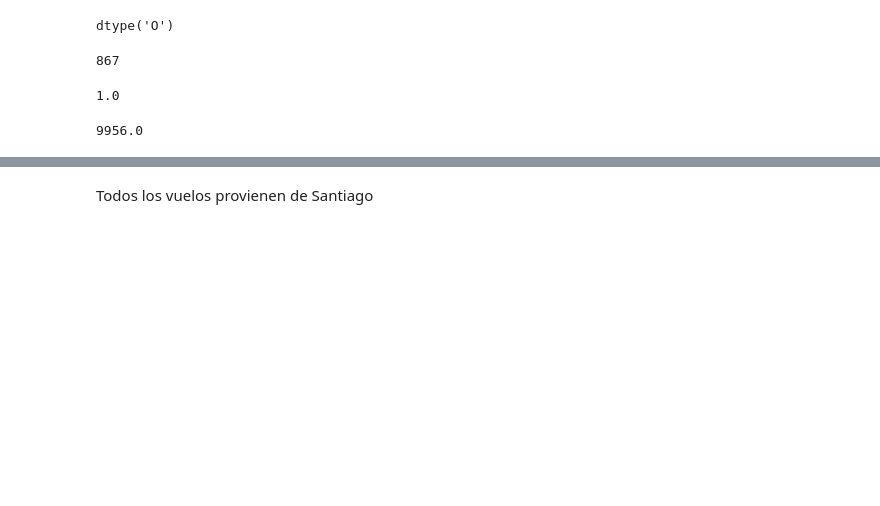
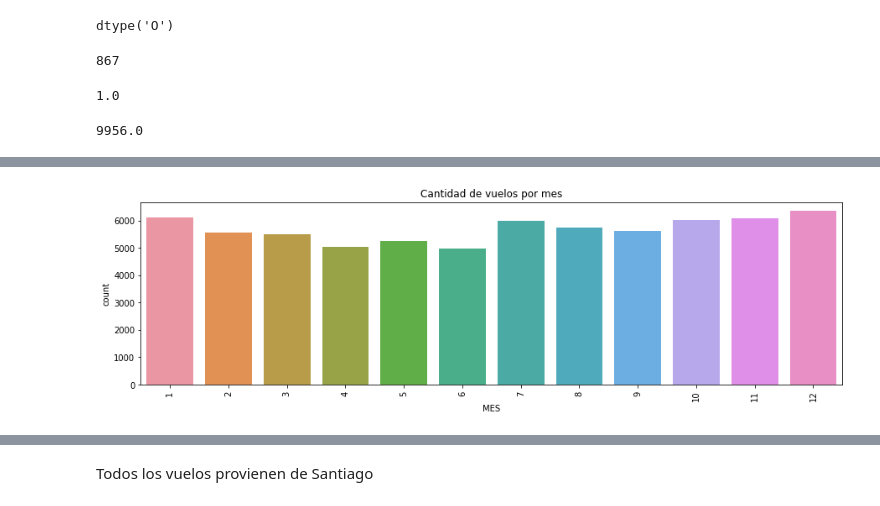
Before and after one commit to alejandraneelyp/DSChallenge, a Jupyter notebook: solution.ipynb, the cells around one changed output, grey strips where cells are left out. Saved outputs shown, nothing was run; the diff lists cells and outputs as text; code cells hidden in the pictures; blank space fills up the shorter version.

```diff
--- a/solution.ipynb
+++ b/solution.ipynb
@@ -93,0 +148,9 @@ df[df['AÑO'] == 2018]
+# %%
+fig, ax = plt.subplots()
+ax = sns.countplot(x="MES",
+    data= df).set(title = 'Cantidad de vuelos por mes')
+fig.set_figwidth(15)
+plt.xticks(rotation=90)
+fig.show()
+# %% [output]
+[figure, added]
```
Also changed, not shown: parts of 98 cells of this notebook, 1 other file.
